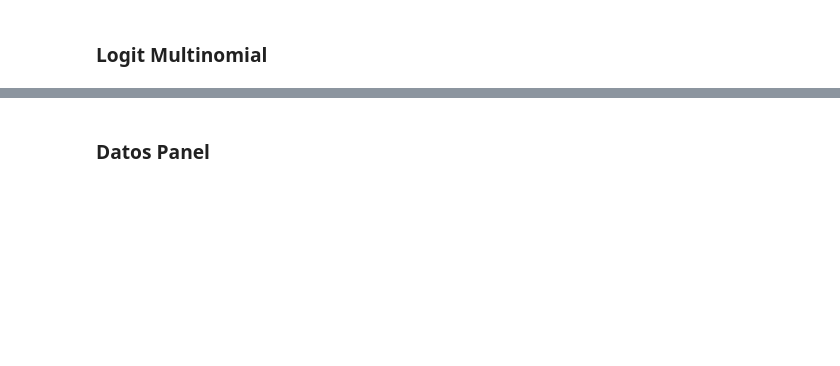
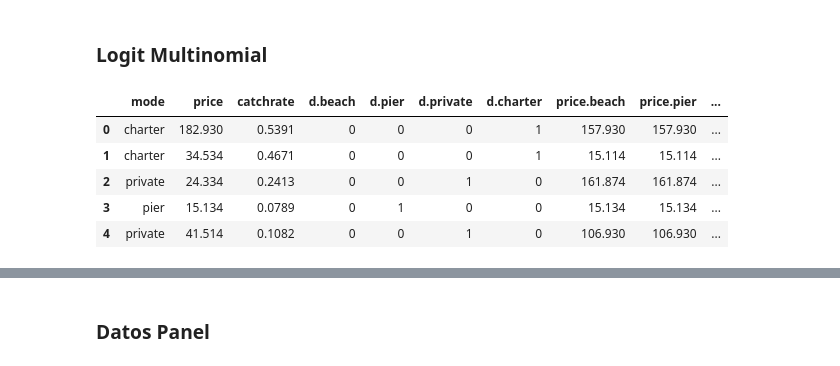
Before and after one commit to JuanAcevedoEcon/Econometria-basica-con-Python, a Jupyter notebook: Scripts/(7) Datos Panel.ipynb, the cells around one changed output, grey strips where cells are left out. Cells and saved outputs as stored; diff of their text form; code cells hidden in the pictures; blank space fills up the shorter version.

```diff
--- a/Scripts/(7) Datos Panel.ipynb
+++ b/Scripts/(7) Datos Panel.ipynb
@@ -10 +8,12 @@ DatosM = pd.read_csv("__________")
+# %%
+DatosM = pd.read_csv("C:/Users/57317/Desktop/Universidad Nacional/Programación/Python/Curso Econometría básica con Python/Bases de datos/multinomial_fishing1.csv")
+# %%
+DatosM.head()
+# %% [output]
+|  | mode | price | catchrate | d.beach | d.pier | d.private | d.charter | price.beach | price.pier | ... |
+| 0 | charter | 182.930 | 0.5391 | 0 | 0 | 0 | 1 | 157.930 | 157.930 | ... |
+| 1 | charter | 34.534 | 0.4671 | 0 | 0 | 0 | 1 | 15.114 | 15.114 | ... |
+| 2 | private | 24.334 | 0.2413 | 0 | 0 | 1 | 0 | 161.874 | 161.874 | ... |
+| 3 | pier | 15.134 | 0.0789 | 0 | 1 | 0 | 0 | 15.134 | 15.134 | ... |
+| 4 | private | 41.514 | 0.1082 | 0 | 0 | 1 | 0 | 106.930 | 106.930 | ... |
 # %%
```
Also changed, not shown: parts of 16 cells of this notebook, 2 other files.
